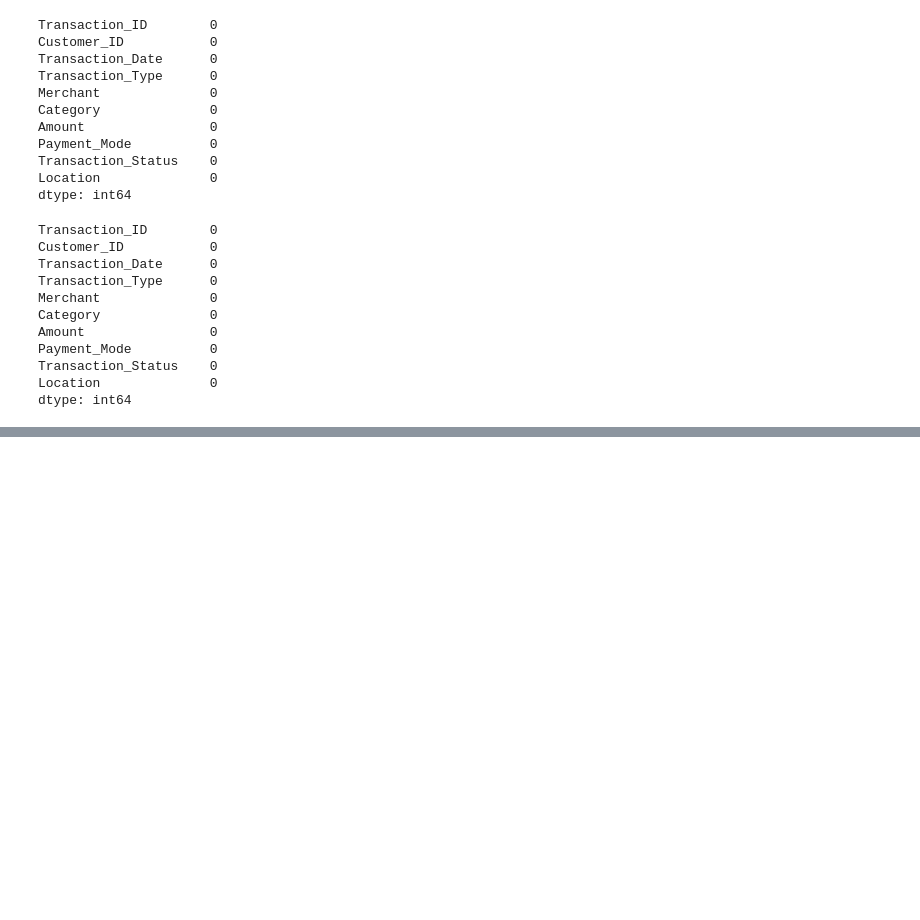
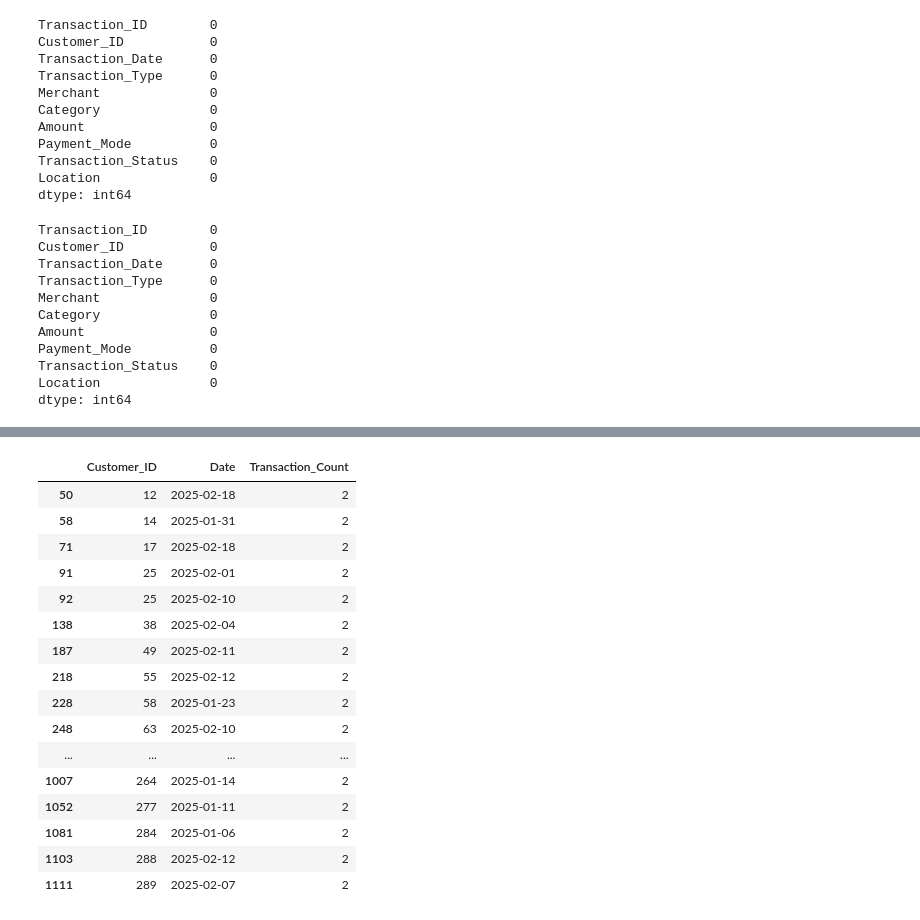
Before and after one commit to asmimbachal-a11y/Creditcard_casestudy, a Jupyter notebook: creditcard.ipynb, the cells around one changed output, grey strips where cells are left out. Saved outputs shown, nothing was run; the diff lists cells and outputs as text; code cells hidden in the pictures; blank space fills up the shorter version.

```diff
--- a/creditcard.ipynb
+++ b/creditcard.ipynb
@@ -226,0 +215,5 @@ print(approved_t.head())
+# %%
+#data Manipulation and Feature Engineering
+#Create a new column Discounted_Amount, assuming a 5% discount on all transactions above $500
+df['Discounted_Amount'] = df['Amount'].apply(lambda x : x * 0.95 if x > 4000 else x)
+df[['Amount','Discounted_Amount']].head()
@@ -226,0 +227,18 @@ print(approved_t.head())
+# %%
+
+#Categorize the Transaction_Amount into Low, Medium, and High based on:
+#Low: Below $2000
+#Medium: Between $2000 - $4000
+#High: Above $4000
+
+#Use cut when you need to segment and sort data values into bins.
+# This function is also useful for going from a continuous variable to a categorical variable.
+# For example, cut could convert ages to groups of age ranges. Supports binning into an equal number of bins,
+#  or a pre-specified array of bins.
+
+df['Amount_category'] = pd.cut(
+    df['Amount'],
+    bins=[-float('inf'),2000,4000,float('inf')],
+    labels=['low','medium','high']
+)
+df[['Amount','Amount_category']].tail()
@@ -226,0 +330,24 @@ print(approved_t.head())
+# %%
+#Find customers who made more than 10 transactions in a single day (potential fraud).
+df['Date'] = df['Transaction_Date'].dt.date   #made new column
+transactions_per_day = df.groupby(['Customer_ID','Date']).size().reset_index(name='Transaction_Count')
+potential_fraud_customers = transactions_per_day[transactions_per_day['Transaction_Count'] > 1]
+potential_fraud_customers
+# %% [output]
+|  | Customer_ID | Date | Transaction_Count |
+| 50 | 12 | 2025-02-18 | 2 |
+| 58 | 14 | 2025-01-31 | 2 |
+| 71 | 17 | 2025-02-18 | 2 |
+| 91 | 25 | 2025-02-01 | 2 |
+| 92 | 25 | 2025-02-10 | 2 |
+| 138 | 38 | 2025-02-04 | 2 |
+| 187 | 49 | 2025-02-11 | 2 |
+| 218 | 55 | 2025-02-12 | 2 |
+| 228 | 58 | 2025-01-23 | 2 |
+| 248 | 63 | 2025-02-10 | 2 |
+| ... | ... | ... | ... |
+| 1007 | 264 | 2025-01-14 | 2 |
+| 1052 | 277 | 2025-01-11 | 2 |
+| 1081 | 284 | 2025-01-06 | 2 |
+| 1103 | 288 | 2025-02-12 | 2 |
+| 1111 | 289 | 2025-02-07 | 2 |
```
Also changed, not shown: parts of 20 cells of this notebook.
